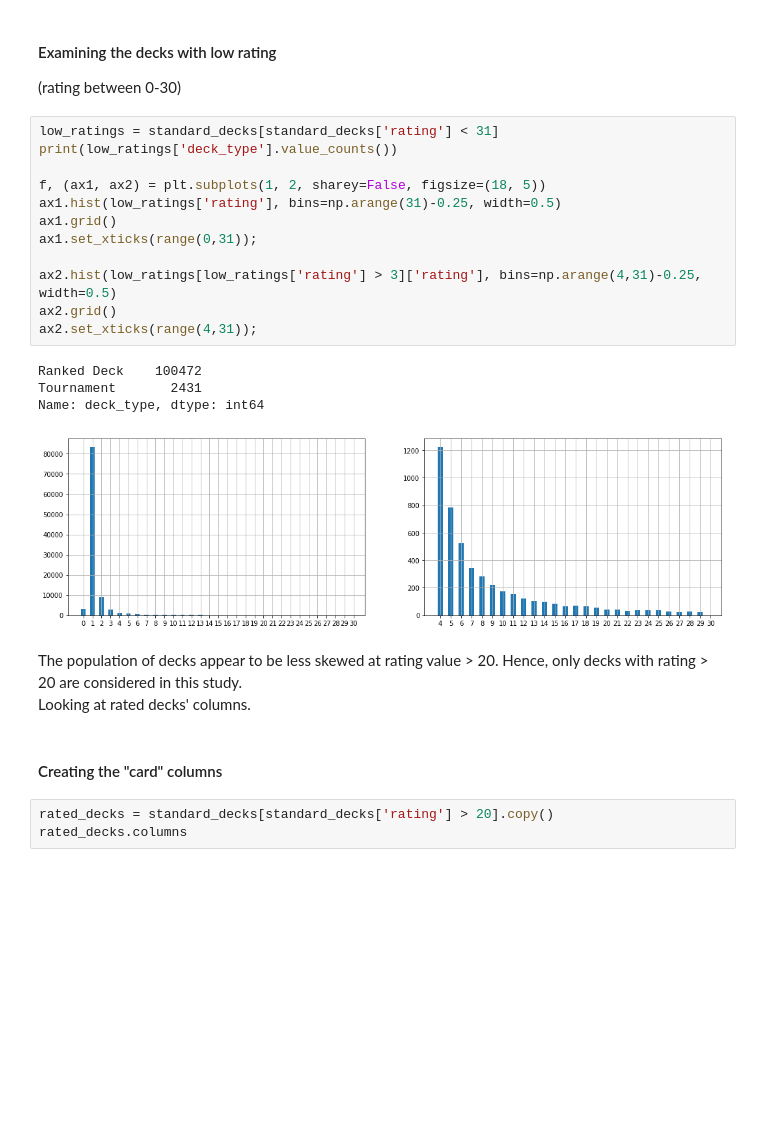
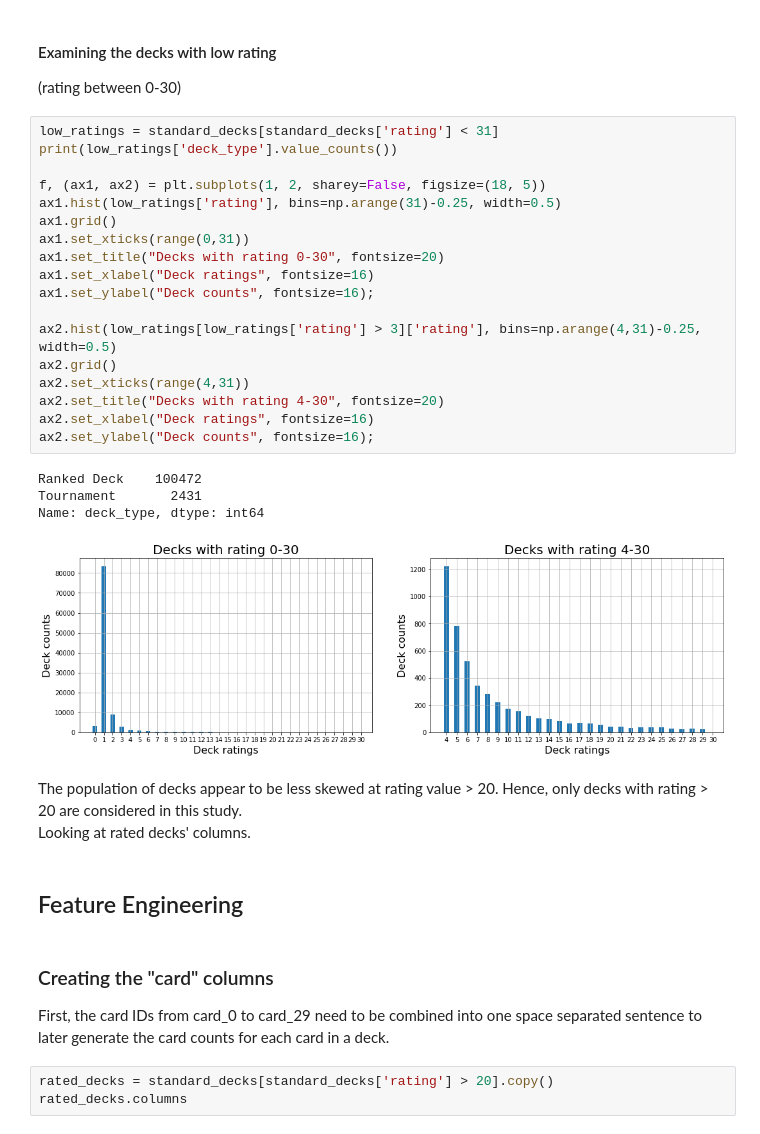
Before and after one commit to winnawat/hearthstone-card-package, a Jupyter notebook: hs-package-kmeans.ipynb, the cells around one changed output. Cells and saved outputs as stored; diff of their text form; blank space fills up the shorter version.

```diff
--- a/hs-package-kmeans.ipynb
+++ b/hs-package-kmeans.ipynb
@@ -156,25 +160,34 @@ Decks with very low rating absolutely dominates the population. These decks are
 # %%
 low_ratings = standard_decks[standard_decks['rating'] < 31]
 print(low_ratings['deck_type'].value_counts())
 
 f, (ax1, ax2) = plt.subplots(1, 2, sharey=False, figsize=(18, 5))
 ax1.hist(low_ratings['rating'], bins=np.arange(31)-0.25, width=0.5)
 ax1.grid()
-ax1.set_xticks(range(0,31));
+ax1.set_xticks(range(0,31))
+ax1.set_title("Decks with rating 0-30", fontsize=20)
+ax1.set_xlabel("Deck ratings", fontsize=16)
+ax1.set_ylabel("Deck counts", fontsize=16);
 
 ax2.hist(low_ratings[low_ratings['rating'] > 3]['rating'], bins=np.arange(4,31)-0.25, width=0.5)
 ax2.grid()
-ax2.set_xticks(range(4,31));
+ax2.set_xticks(range(4,31))
+ax2.set_title("Decks with rating 4-30", fontsize=20)
+ax2.set_xlabel("Deck ratings", fontsize=16)
+ax2.set_ylabel("Deck counts", fontsize=16);
 # %% [output]
 Ranked Deck    100472
 Tournament       2431
 Name: deck_type, dtype: int64
-[figure, old version]
+[figure, new version]
 # %% [markdown]
 The population of decks appear to be less skewed at rating value > 20. Hence, only decks with rating > 20 are considered in this study.
 Looking at rated decks' columns.
-# %% [markdown]
-#### Creating the "card" columns
+# %% [markdown]
+## Feature Engineering
+# %% [markdown]
+### Creating the "card" columns
+First, the card IDs from card_0 to card_29 need to be combined into one space separated sentence to later generate the card counts for each card in a deck.
 # %%
 rated_decks = standard_decks[standard_decks['rating'] > 20].copy()
 rated_decks.columns
```
Also changed, not shown: parts of 34 cells of this notebook, 2 other files.
